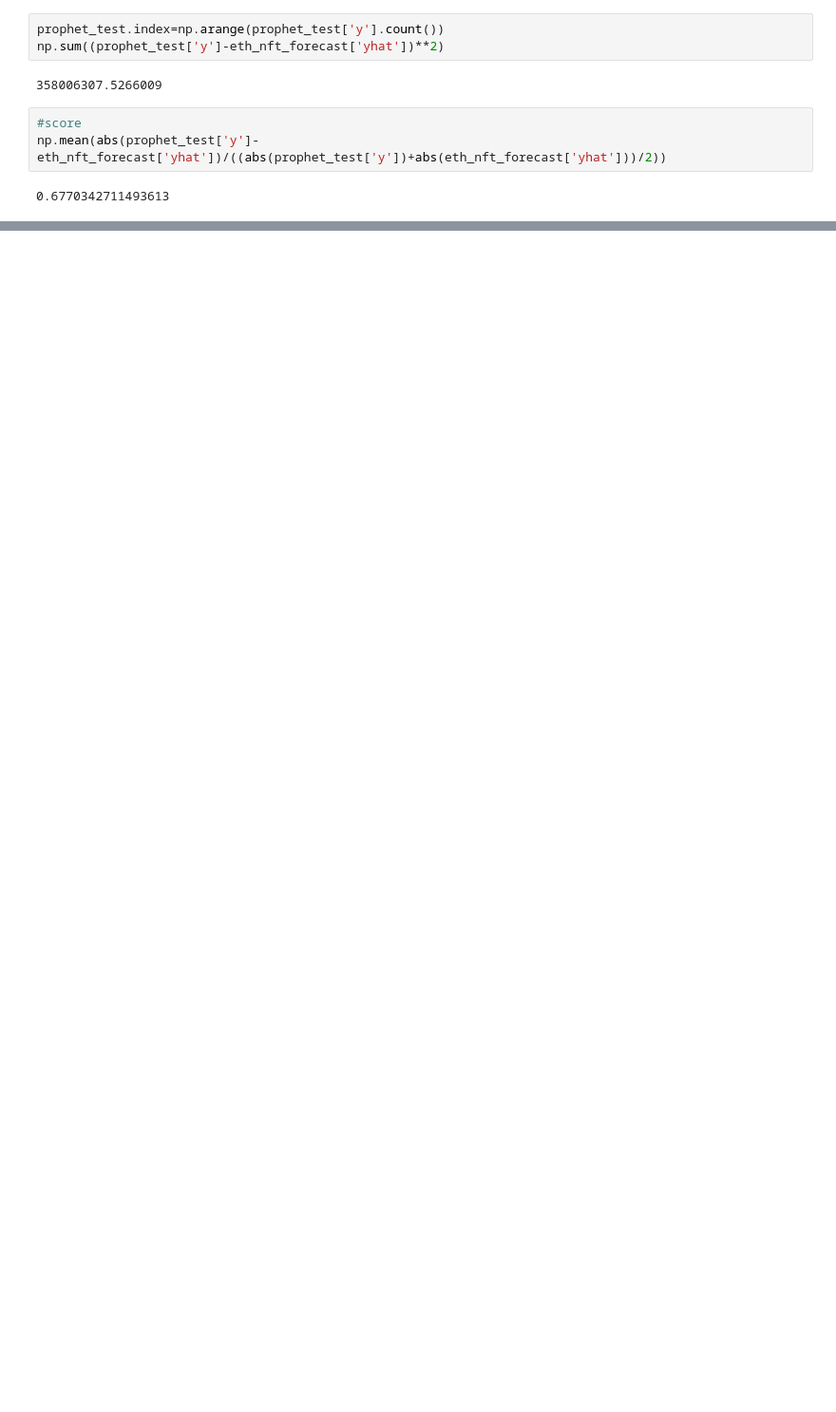
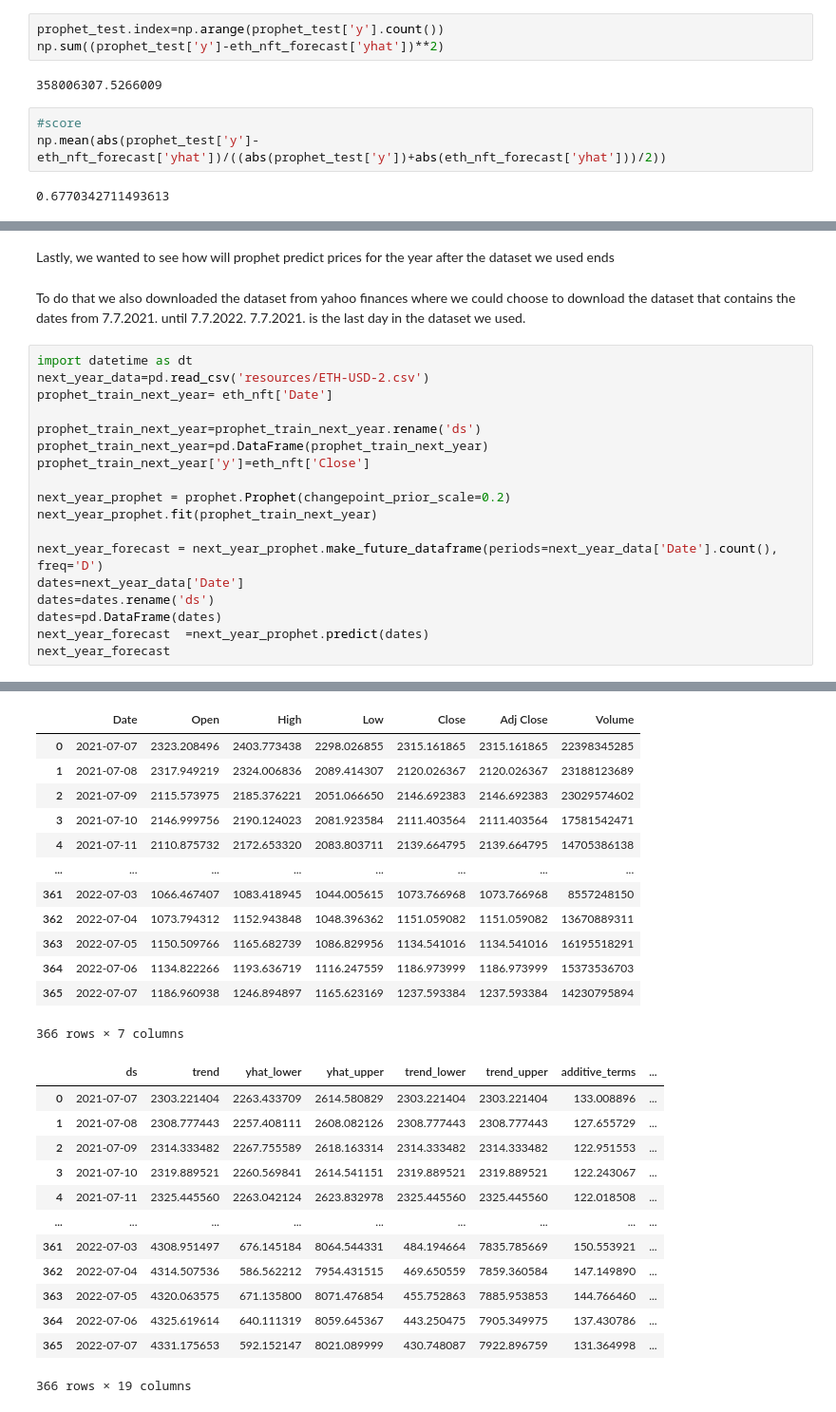
Before and after one commit to nexxusss/cryptocurrency_predict, a Jupyter notebook: nft.ipynb, the cells around one changed output, grey strips where cells are left out. Shown at 95% size. Saved outputs shown, nothing was run; the diff lists cells and outputs as text; blank space fills up the shorter version.

```diff
--- a/nft.ipynb
+++ b/nft.ipynb
@@ -812,0 +814,23 @@ np.mean(abs(prophet_test['y']-eth_nft_forecast['yhat'])/((abs(prophet_test['y'])
+# %% [markdown]
+Lastly, we wanted to see how will prophet predict prices for the year after the dataset we used ends
+# %% [markdown]
+To do that we also downloaded the dataset from yahoo finances where we could choose to download the dataset that contains the dates from 7.7.2021. until 7.7.2022. 7.7.2021. is the last day in the dataset we used.
+# %%
+import datetime as dt
+next_year_data=pd.read_csv('resources/ETH-USD-2.csv')
+prophet_train_next_year= eth_nft['Date']
+
+prophet_train_next_year=prophet_train_next_year.rename('ds')
+prophet_train_next_year=pd.DataFrame(prophet_train_next_year)
+prophet_train_next_year['y']=eth_nft['Close']
+
+next_year_prophet = prophet.Prophet(changepoint_prior_scale=0.2)
+next_year_prophet.fit(prophet_train_next_year)
+
+next_year_forecast = next_year_prophet.make_future_dataframe(periods=next_year_data['Date'].count(), freq='D')
+dates=next_year_data['Date']
+dates=dates.rename('ds')
+dates=pd.DataFrame(dates)
+next_year_forecast  =next_year_prophet.predict(dates)
+next_year_forecast
+# %% [output]
@@ -812,0 +839,26 @@ np.mean(abs(prophet_test['y']-eth_nft_forecast['yhat'])/((abs(prophet_test['y'])
+|  | Date | Open | High | Low | Close | Adj Close | Volume |
+| 0 | 2021-07-07 | 2323.208496 | 2403.773438 | 2298.026855 | 2315.161865 | 2315.161865 | 22398345285 |
+| 1 | 2021-07-08 | 2317.949219 | 2324.006836 | 2089.414307 | 2120.026367 | 2120.026367 | 23188123689 |
+| 2 | 2021-07-09 | 2115.573975 | 2185.376221 | 2051.066650 | 2146.692383 | 2146.692383 | 23029574602 |
+| 3 | 2021-07-10 | 2146.999756 | 2190.124023 | 2081.923584 | 2111.403564 | 2111.403564 | 17581542471 |
+| 4 | 2021-07-11 | 2110.875732 | 2172.653320 | 2083.803711 | 2139.664795 | 2139.664795 | 14705386138 |
+| ... | ... | ... | ... | ... | ... | ... | ... |
+| 361 | 2022-07-03 | 1066.467407 | 1083.418945 | 1044.005615 | 1073.766968 | 1073.766968 | 8557248150 |
+| 362 | 2022-07-04 | 1073.794312 | 1152.943848 | 1048.396362 | 1151.059082 | 1151.059082 | 13670889311 |
+| 363 | 2022-07-05 | 1150.509766 | 1165.682739 | 1086.829956 | 1134.541016 | 1134.541016 | 16195518291 |
+| 364 | 2022-07-06 | 1134.822266 | 1193.636719 | 1116.247559 | 1186.973999 | 1186.973999 | 15373536703 |
+| 365 | 2022-07-07 | 1186.960938 | 1246.894897 | 1165.623169 | 1237.593384 | 1237.593384 | 14230795894 |
+366 rows × 7 columns
+|  | ds | trend | yhat_lower | yhat_upper | trend_lower | trend_upper | additive_terms | ... |
+| 0 | 2021-07-07 | 2303.221404 | 2263.433709 | 2614.580829 | 2303.221404 | 2303.221404 | 133.008896 | ... |
+| 1 | 2021-07-08 | 2308.777443 | 2257.408111 | 2608.082126 | 2308.777443 | 2308.777443 | 127.655729 | ... |
+| 2 | 2021-07-09 | 2314.333482 | 2267.755589 | 2618.163314 | 2314.333482 | 2314.333482 | 122.951553 | ... |
+| 3 | 2021-07-10 | 2319.889521 | 2260.569841 | 2614.541151 | 2319.889521 | 2319.889521 | 122.243067 | ... |
+| 4 | 2021-07-11 | 2325.445560 | 2263.042124 | 2623.832978 | 2325.445560 | 2325.445560 | 122.018508 | ... |
+| ... | ... | ... | ... | ... | ... | ... | ... | ... |
+| 361 | 2022-07-03 | 4308.951497 | 676.145184 | 8064.544331 | 484.194664 | 7835.785669 | 150.553921 | ... |
+| 362 | 2022-07-04 | 4314.507536 | 586.562212 | 7954.431515 | 469.650559 | 7859.360584 | 147.149890 | ... |
+| 363 | 2022-07-05 | 4320.063575 | 671.135800 | 8071.476854 | 455.752863 | 7885.953853 | 144.766460 | ... |
+| 364 | 2022-07-06 | 4325.619614 | 640.111319 | 8059.645367 | 443.250475 | 7905.349975 | 137.430786 | ... |
+| 365 | 2022-07-07 | 4331.175653 | 592.152147 | 8021.089999 | 430.748087 | 7922.896759 | 131.364998 | ... |
+366 rows × 19 columns
```
Also changed, not shown: parts of 7 cells of this notebook, 1 other file.
